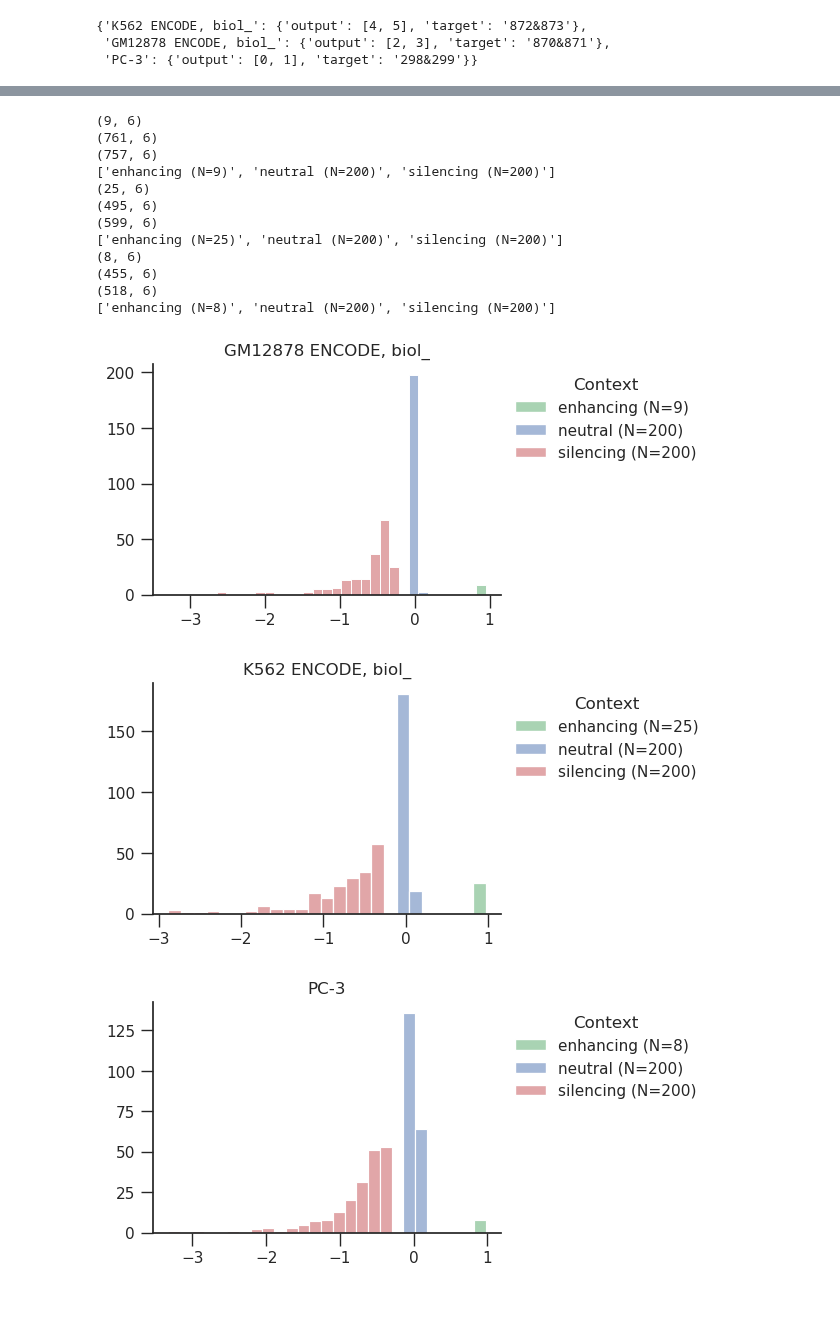
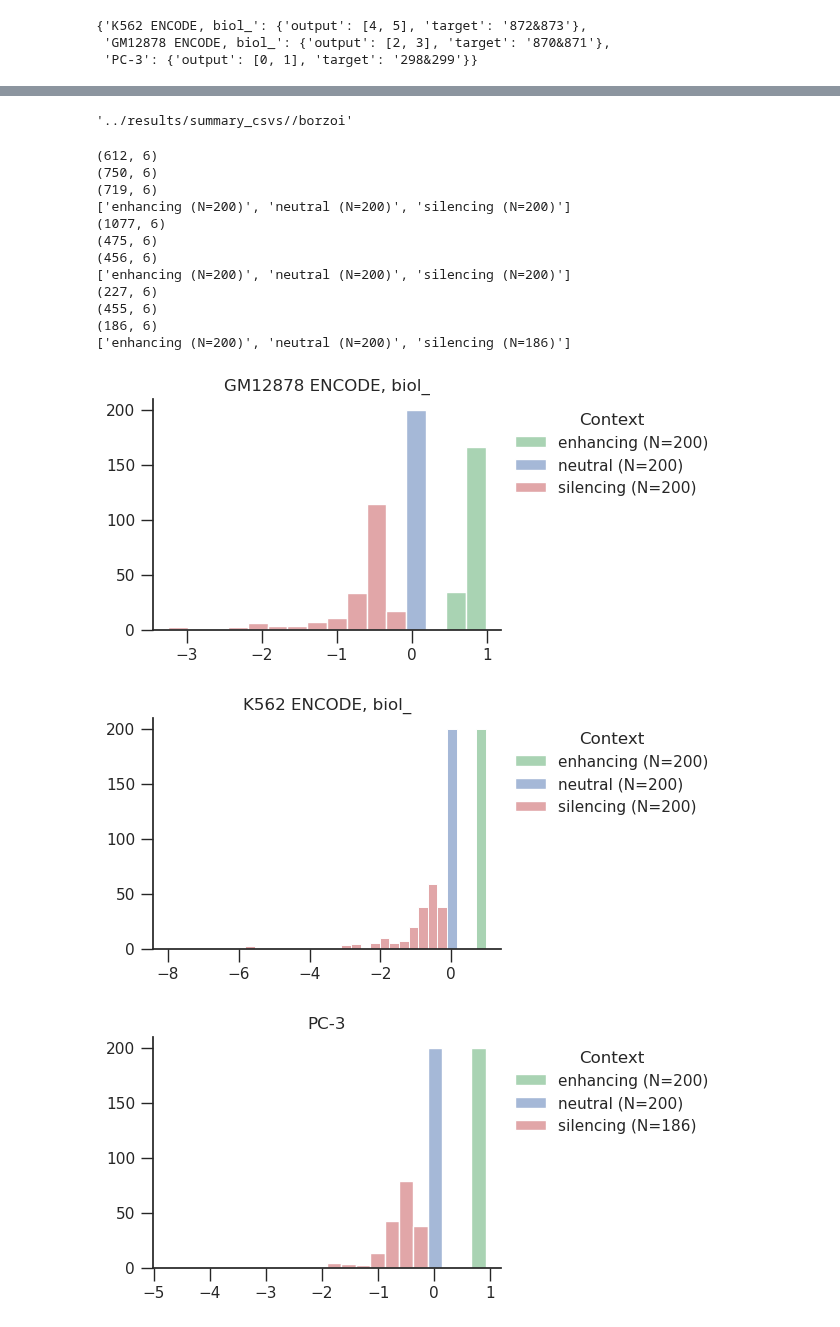
Before and after one commit to p-koo/creme-nn, a Jupyter notebook: figures/context_dependence_test_borzoi.ipynb, the cells around one changed output, grey strips where cells are left out. Cells and saved outputs as stored; diff of their text form; code cells hidden in the pictures.

```diff
--- a/figures/context_dependence_test_borzoi.ipynb
+++ b/figures/context_dependence_test_borzoi.ipynb
@@ -19,7 +19,7 @@ from tqdm import tqdm
 model_name = 'borzoi'
 pdf_dir = utils.make_dir('pdf_dir')
 
-threshold_enh, threshold_neu, threshold_sil = 0.9, 0.05, -0.3
+threshold_enh, threshold_neu, threshold_sil = 0.7, 0.05, -0.3
 # %%
 target_df = pd.read_csv('../data/borzoi_targets_human.txt', sep='\t')
 track_index = [i for i, t in enumerate(target_df['description']) if
@@ -45,7 +49,7 @@ for target_cell_line in cell_lines:
 # %%
 res = []
 for i, c in enumerate(cell_lines):
-    selected_tss_path = glob.glob(f'../results/gencode_tss_predictions/{model_name}/*{c}*_selected_tss.csv')[0]
+    selected_tss_path = glob.glob(f'../results/summary_csvs/enformer/*{c.split()[0]}*_selected_genes.csv')[0]
     cell_name = selected_tss_path.split('_')[-3]
     delta_means = []
     wt_means = []
@@ -55,7 +59,7 @@ for i, c in enumerate(cell_lines):
     selected_tss = pd.read_csv(selected_tss_path)
     for _, row in selected_tss.iterrows():
 
-        r = f'../results/context_dependence_test/{model_name}/{utils.get_summary(row)}.pickle'
+        r = f'../results/context_dependence_test_10/{model_name}/{utils.get_summary(row)}.pickle'
         with open(r, 'rb') as handle:
             context_res = pickle.load(handle)
         wt = context_res['wt'][:,cell_line_info[c]['output']]
@@ -124,3 +130,7 @@ for k, df in res.groupby('cell line'):
+# %%
+utils.make_dir(f'../results/summary_csvs//{model_name}')
+# %% [output]
+'../results/summary_csvs//borzoi'
 # %%
 max_sample_size = 200
 for k, df in res.groupby('cell line'):
@@ -149,45 +159,45 @@ for k, df in res.groupby('cell line'):
 
     context_df = context_df.sort_values('context')
     ax = sns.histplot(data=context_df,
                       x='delta mean', hue='context',
                       hue_order=['enhancing', 'neutral', 'silencing'],
                       palette=['g', 'b', 'r'])
 
 
     ax.spines['top'].set_visible(False)
     ax.spines['right'].set_visible(False)
     # plt.legend(frameon=False);
     legend = ax.get_legend()
     handles = legend.legend_handles
     legend.remove()
     labels = [f"{c} (N={s})" for _, (c, s) in context_df.groupby('context').count().reset_index().iloc[:,:2].iterrows()
               if 'other' not in c]
     print(labels)
     ax.legend(handles, labels,
               title='Context', frameon=False, bbox_to_anchor=[1,1])
 
     plt.ylabel('')
     plt.xlabel('')
 
     plt.title(k)
     # plt.ylim(0,100)
     # plt.xlim([-2,1.1])
     # plt.yticks([0,50,100])
     fig.savefig(f'{pdf_dir}/{model_name}_{k}_TSS_context_effect_inset.pdf', format='pdf', dpi=300, bbox_inches='tight')
-    context_df.to_csv(f'../results/context_dependence_test/{model_name}/{k}_context.csv')
+    context_df.to_csv(f'../results/summary_csvs//{model_name}/{k.split()[0]}_selected_contexts.csv')
 # %% [output]
-(9, 6)
-(761, 6)
-(757, 6)
-['enhancing (N=9)', 'neutral (N=200)', 'silencing (N=200)']
-(25, 6)
-(495, 6)
-(599, 6)
-['enhancing (N=25)', 'neutral (N=200)', 'silencing (N=200)']
-(8, 6)
+(612, 6)
+(750, 6)
+(719, 6)
+['enhancing (N=200)', 'neutral (N=200)', 'silencing (N=200)']
+(1077, 6)
+(475, 6)
+(456, 6)
+['enhancing (N=200)', 'neutral (N=200)', 'silencing (N=200)']
+(227, 6)
 (455, 6)
-(518, 6)
-['enhancing (N=8)', 'neutral (N=200)', 'silencing (N=200)']
+(186, 6)
+['enhancing (N=200)', 'neutral (N=200)', 'silencing (N=186)']
-[figure, old version]
+[figure, new version]
-[figure, old version]
+[figure, new version]
-[figure, old version]
+[figure, new version]
```
Also changed, not shown: parts of 7 cells of this notebook, 7 other files.
